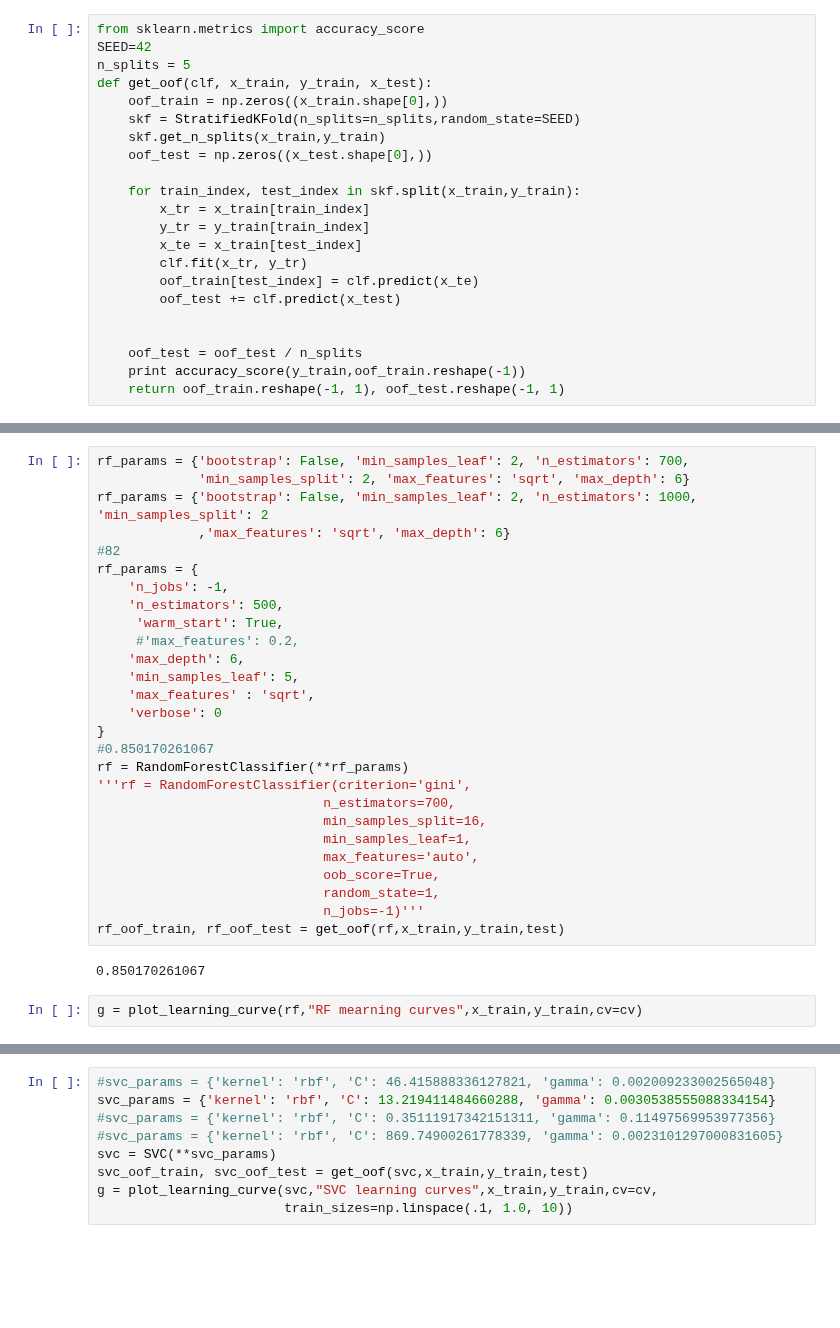
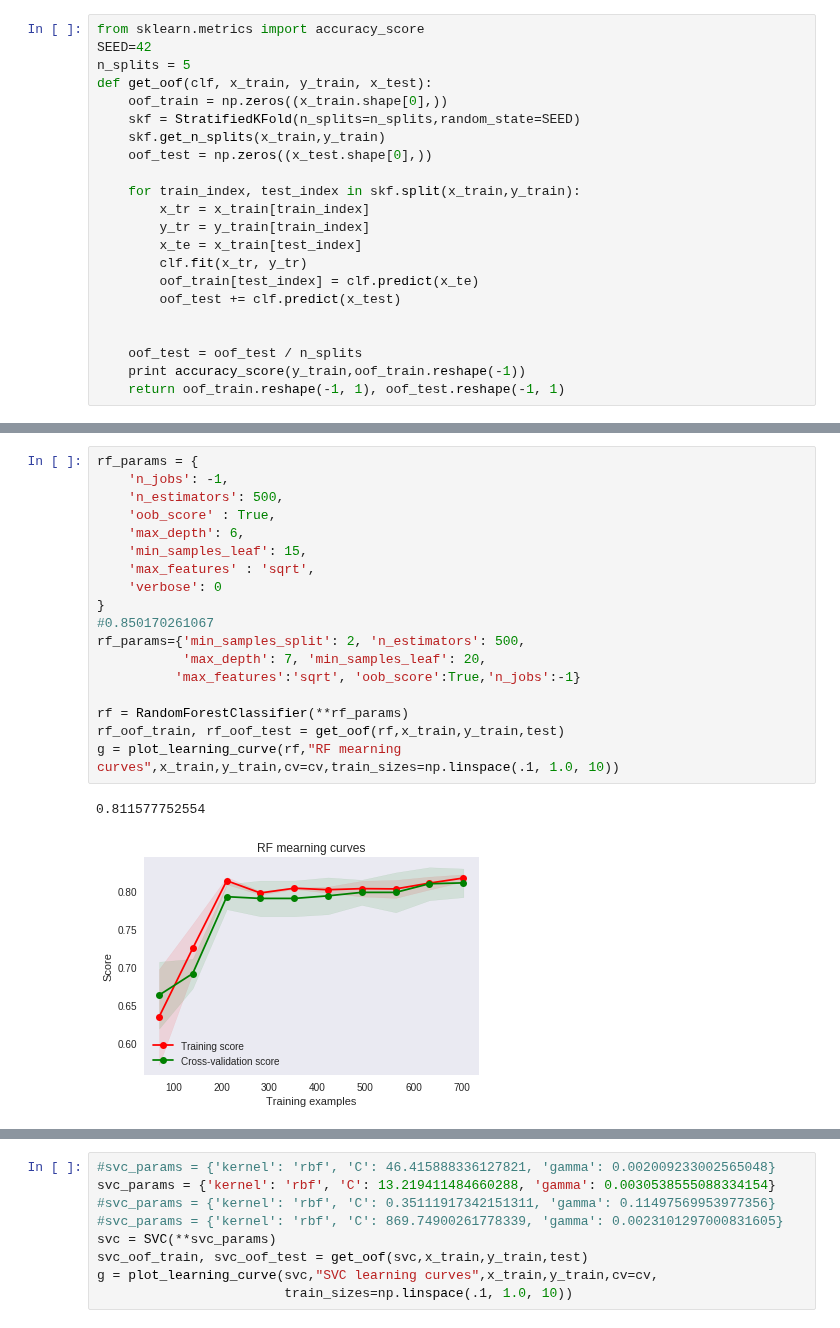
Before and after one commit to ShichengChen/kaggle, a Jupyter notebook: Titanic/titanic_featureSelection4estimator.ipynb, the cells around one changed output, grey strips where cells are left out. Saved outputs shown, nothing was run; the diff lists cells and outputs as text; blank space fills up the shorter version.

```diff
--- a/Titanic/titanic_featureSelection4estimator.ipynb
+++ b/Titanic/titanic_featureSelection4estimator.ipynb
@@ -295,33 +283,23 @@ g = plot_learning_curve(et,"et learning curves",x_train,y_train,cv=cv,ylim=ylim(
-# %%
-rf_params = {'bootstrap': False, 'min_samples_leaf': 2, 'n_estimators': 700,
-             'min_samples_split': 2, 'max_features': 'sqrt', 'max_depth': 6}
-rf_params = {'bootstrap': False, 'min_samples_leaf': 2, 'n_estimators': 1000, 'min_samples_split': 2
-             ,'max_features': 'sqrt', 'max_depth': 6}
-#82
-rf_params = {
-    'n_jobs': -1,
-    'n_estimators': 500,
-     'warm_start': True,
-     #'max_features': 0.2,
-    'max_depth': 6,
-    'min_samples_leaf': 5,
-    'max_features' : 'sqrt',
-    'verbose': 0
-}
-#0.850170261067
-rf = RandomForestClassifier(**rf_params)
-'''rf = RandomForestClassifier(criterion='gini',
-                             n_estimators=700,
-                             min_samples_split=16,
-                             min_samples_leaf=1,
-                             max_features='auto',
-                             oob_score=True,
-                             random_state=1,
-                             n_jobs=-1)'''
-rf_oof_train, rf_oof_test = get_oof(rf,x_train,y_train,test)
-# %% [output]
-0.850170261067
-# %%
-g = plot_learning_curve(rf,"RF mearning curves",x_train,y_train,cv=cv)
+# %%
+rf_params = {
+    'n_jobs': -1,
+    'n_estimators': 500,
+    'oob_score' : True,
+    'max_depth': 6,
+    'min_samples_leaf': 15,
+    'max_features' : 'sqrt',
+    'verbose': 0
+}
+#0.850170261067
+rf_params={'min_samples_split': 2, 'n_estimators': 500,
+           'max_depth': 7, 'min_samples_leaf': 20,
+          'max_features':'sqrt', 'oob_score':True,'n_jobs':-1}
+
+rf = RandomForestClassifier(**rf_params)
+rf_oof_train, rf_oof_test = get_oof(rf,x_train,y_train,test)
+g = plot_learning_curve(rf,"RF mearning curves",x_train,y_train,cv=cv,train_sizes=np.linspace(.1, 1.0, 10))
+# %% [output]
+0.811577752554
+[figure, added]
 # %%
 ada_params = {
```
Also changed, not shown: parts of 18 cells of this notebook, 1 other file.
